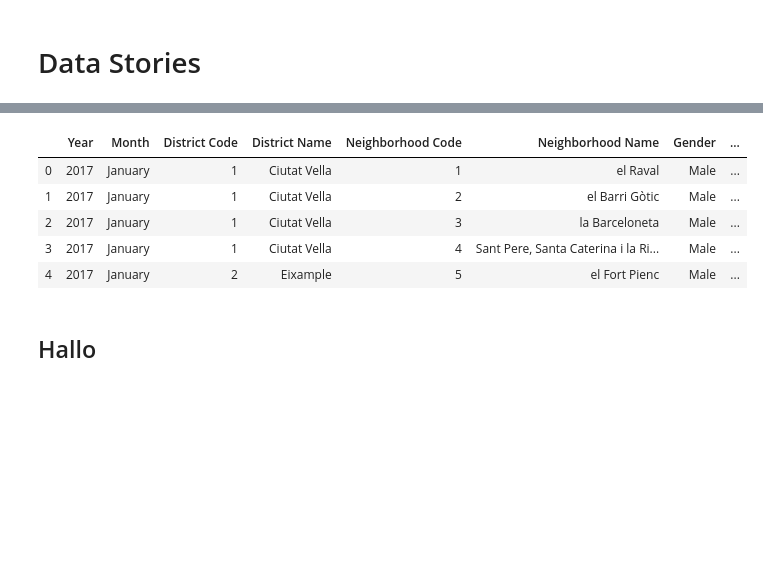
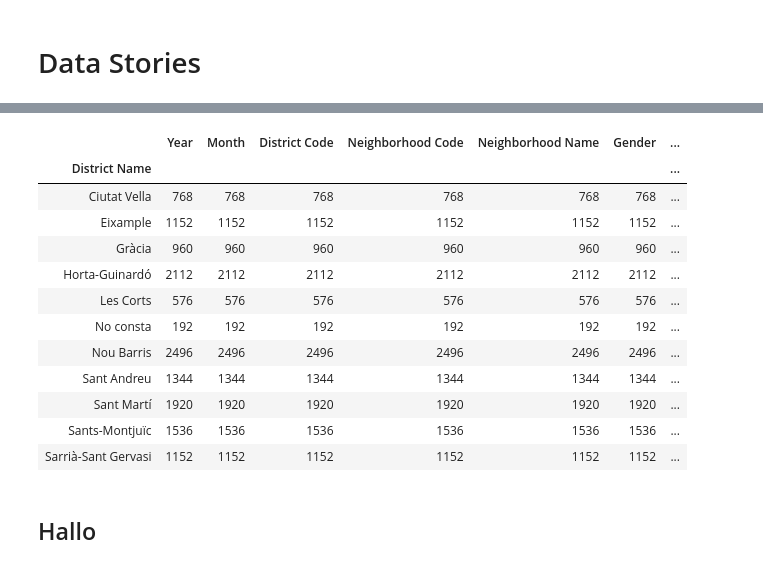
Before and after one commit to sanderoud/Data-Stories, a Jupyter notebook: Assignement 4.ipynb, the cells around one changed output, grey strips where cells are left out. Cells and saved outputs as stored; diff of their text form; code cells hidden in the pictures; blank space fills up the shorter version.

```diff
--- a/Assignement 4.ipynb
+++ b/Assignement 4.ipynb
@@ -34,13 +69,21 @@ accidents_df[accidents_df['Neighborhood Name'] == 'el Raval']
 # %%
 unemployment_df = pd.read_csv('unemployment.csv')
 unemployment_df.head(5)
+unemployment_df.groupby('District Name').count()
 # %% [output]
-|  | Year | Month | District Code | District Name | Neighborhood Code | Neighborhood Name | Gender | ... |
-| 0 | 2017 | January | 1 | Ciutat Vella | 1 | el Raval | Male | ... |
-| 1 | 2017 | January | 1 | Ciutat Vella | 2 | el Barri Gòtic | Male | ... |
-| 2 | 2017 | January | 1 | Ciutat Vella | 3 | la Barceloneta | Male | ... |
-| 3 | 2017 | January | 1 | Ciutat Vella | 4 | Sant Pere, Santa Caterina i la Ri... | Male | ... |
-| 4 | 2017 | January | 2 | Eixample | 5 | el Fort Pienc | Male | ... |
+|  | Year | Month | District Code | Neighborhood Code | Neighborhood Name | Gender | ... |
+| District Name |  |  |  |  |  |  | ... |
+| Ciutat Vella | 768 | 768 | 768 | 768 | 768 | 768 | ... |
+| Eixample | 1152 | 1152 | 1152 | 1152 | 1152 | 1152 | ... |
+| Gràcia | 960 | 960 | 960 | 960 | 960 | 960 | ... |
+| Horta-Guinardó | 2112 | 2112 | 2112 | 2112 | 2112 | 2112 | ... |
+| Les Corts | 576 | 576 | 576 | 576 | 576 | 576 | ... |
+| No consta | 192 | 192 | 192 | 192 | 192 | 192 | ... |
+| Nou Barris | 2496 | 2496 | 2496 | 2496 | 2496 | 2496 | ... |
+| Sant Andreu | 1344 | 1344 | 1344 | 1344 | 1344 | 1344 | ... |
+| Sant Martí | 1920 | 1920 | 1920 | 1920 | 1920 | 1920 | ... |
+| Sants-Montjuïc | 1536 | 1536 | 1536 | 1536 | 1536 | 1536 | ... |
+| Sarrià-Sant Gervasi | 1152 | 1152 | 1152 | 1152 | 1152 | 1152 | ... |
 # %% [markdown]
 ## Hallo
 # %%
```
Also changed, not shown: parts of 5 cells of this notebook.
